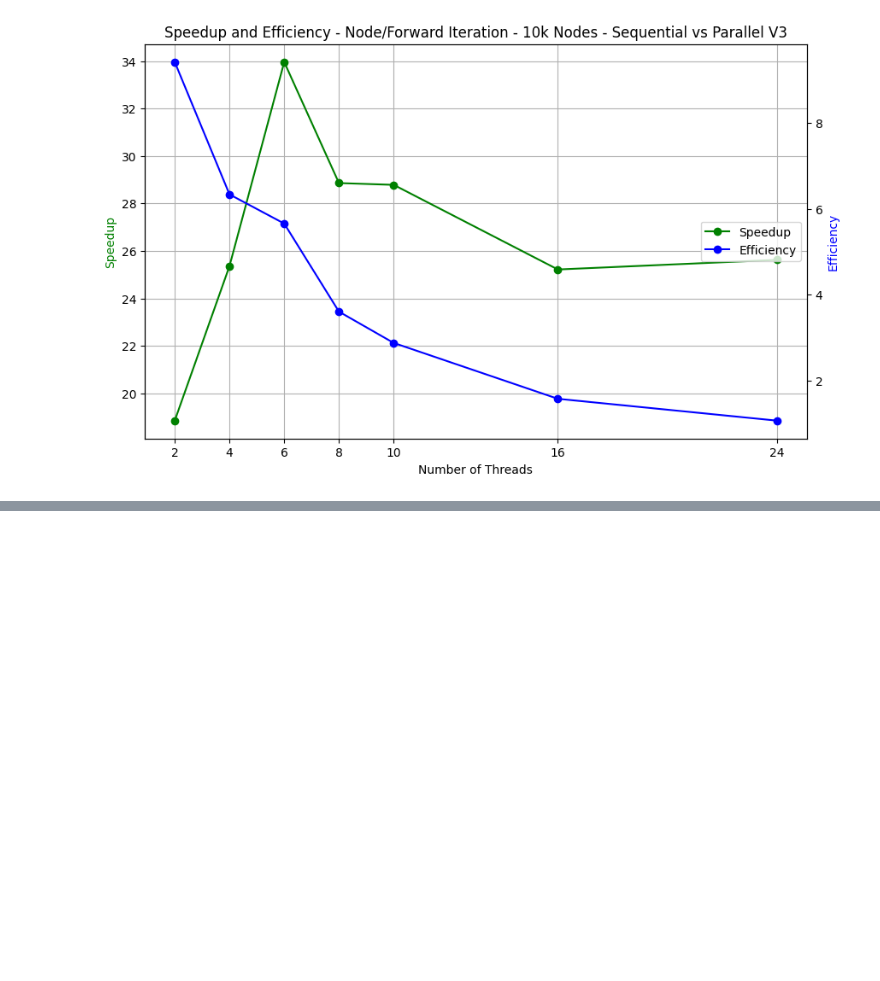
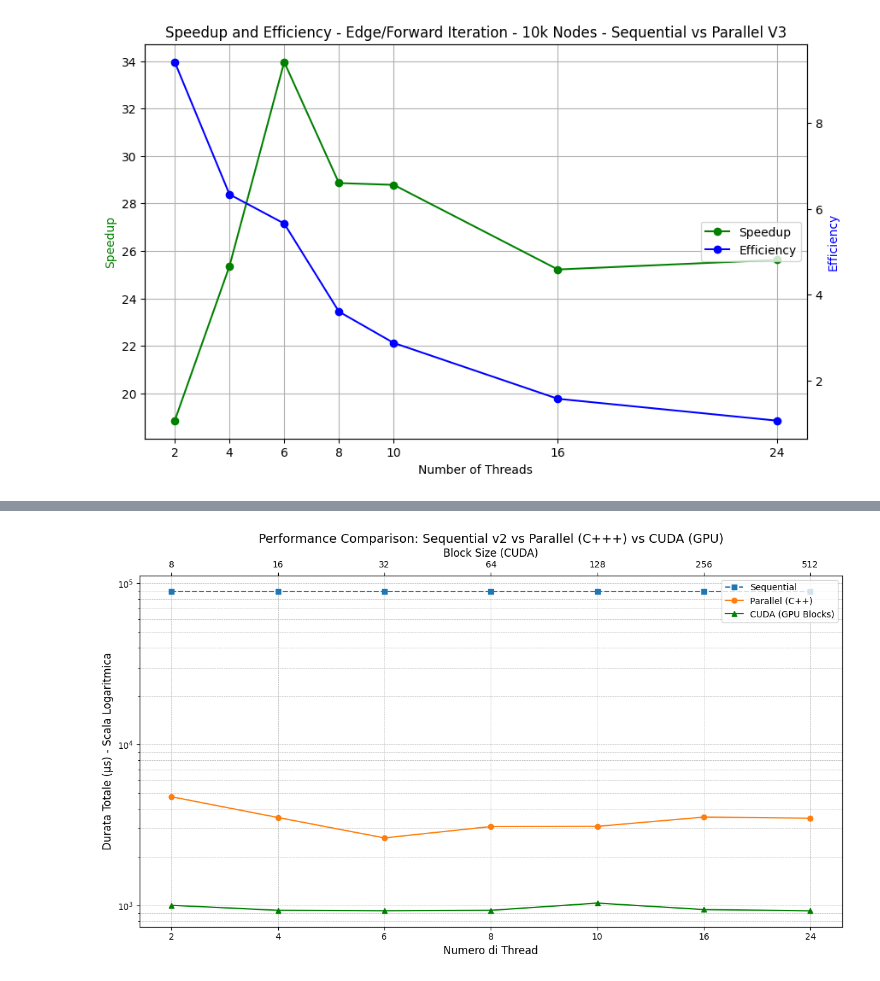
Before and after one commit to RiccardoRevalor/ParallelTriangleCounting, a Jupyter notebook: charts/generate_charts_finalcomparisons.ipynb, the cells around one changed output, grey strips where cells are left out. Drawn from its saved outputs; the diff is of its cells as text; code cells hidden in the pictures; blank space fills up the shorter version.

Commit message:
feat: new comparison charts for cuda v3 vs sequential, edge iterator

```diff
--- a/charts/generate_charts_finalcomparisons.ipynb
+++ b/charts/generate_charts_finalcomparisons.ipynb
@@ -268,20 +268,20 @@ Sequential Node IT V2 DataFrame:
 SEQ_NODE_IT_V2 = CSV_DIR + "seq_edge_it_v2/graph_10k_RTX_4060_M.csv"
 PARALLEL_NODE_IT_V2 = CSV_DIR + "parallel_edge_it_manual_threads_v2/graph_10k_RTX_4060_M.csv"
 PARALLEL_NODE_IT_V3 = CSV_DIR + "parallel_edge_it_manual_threads_v3/graph_10k_INTEL_I7_14650HX.csv"
-CUDA_NODE_IT_V2 = CSV_DIR + "cuda_edge_it_v2/graph_10k_RTX_4060_M.csv"
+CUDA_EDGE_IT_V3 = CSV_DIR + "cuda_edge_it_v3/graph_10k_RTX_4060_R.csv"
 
 desired_cols = ['NUM_THREADS', 'TOTAL_DURATION_US']
 fig = plt.figure(figsize=(10, 6))
-seq_node_it_v2_df = pd.read_csv(SEQ_NODE_IT_V2, usecols=['TOTAL_DURATION_US'])
+seq_edge_it_v2_df = pd.read_csv(SEQ_NODE_IT_V2, usecols=['TOTAL_DURATION_US'])
 parallel_node_it_v3_df = pd.read_csv(PARALLEL_NODE_IT_V3, usecols=desired_cols)
 parallel_node_it_v2_df = pd.read_csv(PARALLEL_NODE_IT_V2, usecols=desired_cols)
 
-print("Sequential Node IT V2 DataFrame:")
-print(seq_node_it_v2_df)
+print("Sequential Edge IT V2 DataFrame:")
+print(seq_edge_it_v2_df)
 #FOR sequential put a straight line
 num_threads_list = [2, 4, 6, 8, 10, 16, 24]
-duration_sttraight_line = seq_node_it_v2_df['TOTAL_DURATION_US'].iloc[0]
-seq_node_it_v2_df_extended = pd.DataFrame({
+duration_straight_line = seq_edge_it_v2_df['TOTAL_DURATION_US'].iloc[0]
+seq_edge_it_v2_df_extended = pd.DataFrame({
     'NUM_THREADS': num_threads_list,
     'TOTAL_DURATION_US': [duration_sttraight_line] * len(num_threads_list)
 })
@@ -364,3 +370,65 @@ Speedup and Efficiency DataFrame:
 5           16  25.217330    1.576083
 6           24  25.622311    1.067596
 [figure]
+# %%
+#load cuda data
+desired_cols_CUDA = ['BLOCK_SIZE', 'TOTAL_DURATION_US']
+cuda_edge_it_v2_df = pd.read_csv(CUDA_EDGE_IT_V3, usecols=desired_cols_CUDA)
+print("CUDA Edge IT V2 DataFrame:")
+print(cuda_edge_it_v2_df)
+
+
+num_threads_list = [2, 4, 6, 8, 10, 16, 24]
+num_blocks_list = [8, 16, 32, 64, 128, 256, 512]
+
+# --- Preparazione Dati ---
+# Crea una linea retta per i dati sequenziali usando la stessa lunghezza degli altri test
+duration_straight_line = seq_edge_it_v2_df['TOTAL_DURATION_US'].iloc[0]
+
+seq_edge_it_v2_df_extended = pd.DataFrame({
+    'NUM_THREADS': num_threads_list,
+    'TOTAL_DURATION_US': [duration_sttraight_line] * len(num_threads_list)
+})
+# Usiamo un indice comune per l'asse X. La sua lunghezza è data dal numero di test eseguiti.
+x_axis_indices = range(len(num_threads_list))
+
+# --- Creazione del Grafico ---
+fig, ax1 = plt.subplots(figsize=(12, 7))
+
+# 1. Asse X inferiore per CPU (Threads)
+ax1.set_xlabel('Numero di Thread', fontsize=12)
+ax1.set_ylabel('Durata Totale (µs) - Scala Logaritmica', fontsize=12)
+
+# Plotta i dati usando gli indici [0, 1, 2...] sull'asse X
+ax1.plot(x_axis_indices, [duration_straight_line] * len(x_axis_indices), label='Sequential', marker='s', linestyle='--')
+ax1.plot(x_axis_indices, parallel_node_it_v3_df['TOTAL_DURATION_US'], label='Parallel (C++)', marker='o')
+
+# Imposta le etichette dell'asse X inferiore in modo che mostrino il numero di thread
+ax1.set_xticks(x_axis_indices)
+ax1.set_xticklabels(num_threads_list)
+ax1.tick_params(axis='y')
+
+# 2. Asse X superiore per GPU (Blocchi)
+ax2 = ax1.twiny() # Crea un secondo asse X che condivide l'asse Y
+ax2.set_xlabel('Block Size (CUDA)', fontsize=12)
+
+# Plotta i dati CUDA sempre usando gli stessi indici [0, 1, 2...]
+ax2.plot(x_axis_indices, cuda_edge_it_v2_df['TOTAL_DURATION_US'], label='CUDA (GPU Blocks)', marker='^', color='green')
+
+# Imposta le etichette dell'asse X superiore in modo che mostrino il numero di blocchi
+ax2.set_xticks(x_axis_indices)
+ax2.set_xticklabels(num_blocks_list)
+
+# --- Finalizzazione Grafico ---
+plt.title('Performance Comparison: Sequential v2 vs Parallel (C+++) vs CUDA (GPU)', fontsize=14)
+plt.yscale('log') # La scala logaritmica è ottima per confrontare ordini di grandezza diversi
+ax1.grid(True, which="both", ls="--", linewidth=0.5)
+
+# Gestione unificata delle legende da entrambi gli assi
+lines1, labels1 = ax1.get_legend_handles_labels()
+lines2, labels2 = ax2.get_legend_handles_labels()
+ax2.legend(lines1 + lines2, labels1 + labels2, loc='upper right')
+
+fig.tight_layout() # Aggiusta il layout per evitare sovrapposizioni
+plt.show()
+# %% [output]
@@ -366,0 +444 @@ Speedup and Efficiency DataFrame:
+[figure, added]
```
Also changed, not shown: parts of 4 cells of this notebook, 2 other files.
